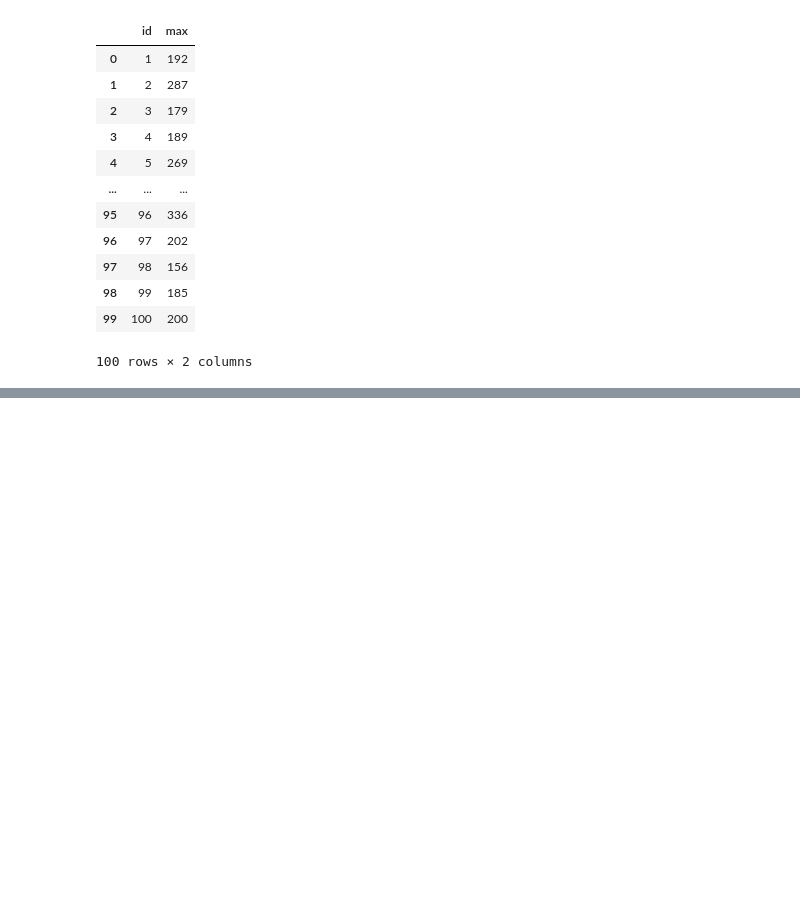
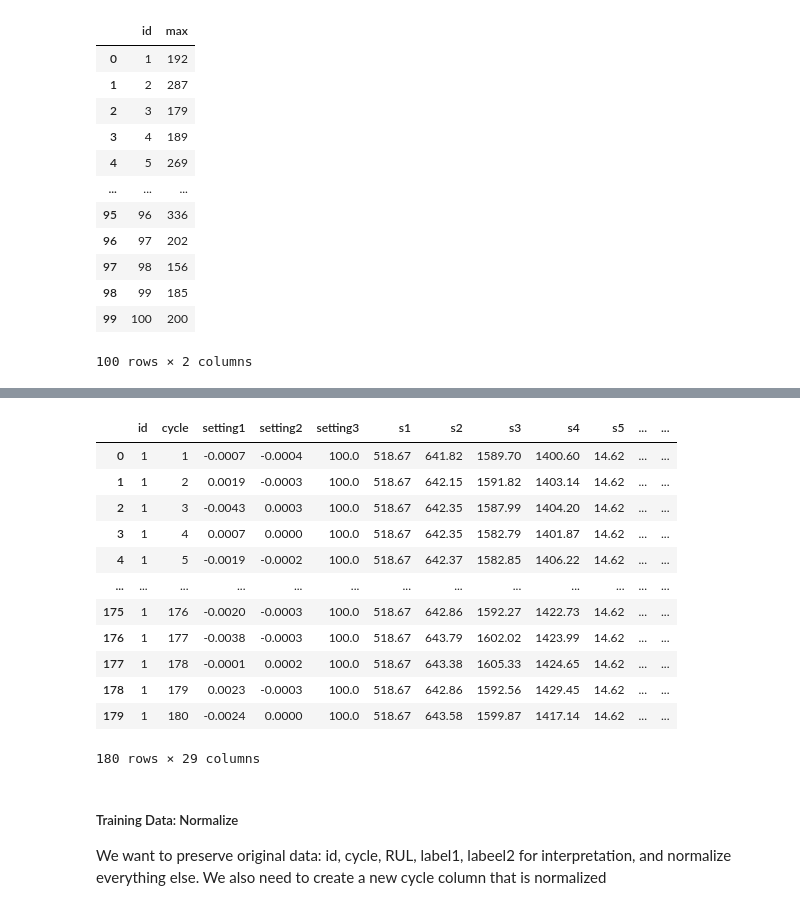
Before and after one commit to deloresmincarelli/JetEngineLSTM, a Jupyter notebook: JetEngineLSTM.ipynb, the cells around one changed output, grey strips where cells are left out. Saved outputs shown, nothing was run; the diff lists cells and outputs as text; code cells hidden in the pictures; blank space fills up the shorter version.

```diff
--- a/JetEngineLSTM.ipynb
+++ b/JetEngineLSTM.ipynb
@@ -108,7 +108,7 @@ train_df = train_raw_df.merge(rul, on=['id'], how='left')
 
 # subtract cycle from the max cycles to get RUL
 train_df['RUL'] = train_df['max'] - train_df['cycle']
-train_df.drop(columns=[('max')])
+train_df = train_df.drop(columns=[('max')])
 train_df.head()
 # %% [output]
 |  | id | cycle | setting1 | setting2 | setting3 | s1 | s2 | s3 | s4 | s5 | ... | ... |
@@ -120,0 +125,4 @@ train_df.head()
+# %%
+w1 = 30
+train_df['label1'] = np.where(train_df['RUL'] <= 30, 1, 0 )
+train_df.head()
@@ -120,0 +137,25 @@ train_df.head()
+# %%
+# label2 is multiclass, value 1 is identical to label1,
+# value 2 indicates failure within 15 cycles
+w0 = 15
+train_df['label2'] = train_df['label1']
+train_df.loc[train_df['RUL'] <= w0, 'label2'] = 2
+train_df.head(180)
+# %% [output]
+|  | id | cycle | setting1 | setting2 | setting3 | s1 | s2 | s3 | s4 | s5 | ... | ... |
+| 0 | 1 | 1 | -0.0007 | -0.0004 | 100.0 | 518.67 | 641.82 | 1589.70 | 1400.60 | 14.62 | ... | ... |
+| 1 | 1 | 2 | 0.0019 | -0.0003 | 100.0 | 518.67 | 642.15 | 1591.82 | 1403.14 | 14.62 | ... | ... |
+| 2 | 1 | 3 | -0.0043 | 0.0003 | 100.0 | 518.67 | 642.35 | 1587.99 | 1404.20 | 14.62 | ... | ... |
+| 3 | 1 | 4 | 0.0007 | 0.0000 | 100.0 | 518.67 | 642.35 | 1582.79 | 1401.87 | 14.62 | ... | ... |
+| 4 | 1 | 5 | -0.0019 | -0.0002 | 100.0 | 518.67 | 642.37 | 1582.85 | 1406.22 | 14.62 | ... | ... |
+| ... | ... | ... | ... | ... | ... | ... | ... | ... | ... | ... | ... | ... |
+| 175 | 1 | 176 | -0.0020 | -0.0003 | 100.0 | 518.67 | 642.86 | 1592.27 | 1422.73 | 14.62 | ... | ... |
+| 176 | 1 | 177 | -0.0038 | -0.0003 | 100.0 | 518.67 | 643.79 | 1602.02 | 1423.99 | 14.62 | ... | ... |
+| 177 | 1 | 178 | -0.0001 | 0.0002 | 100.0 | 518.67 | 643.38 | 1605.33 | 1424.65 | 14.62 | ... | ... |
+| 178 | 1 | 179 | 0.0023 | -0.0003 | 100.0 | 518.67 | 642.86 | 1592.56 | 1429.45 | 14.62 | ... | ... |
+| 179 | 1 | 180 | -0.0024 | 0.0000 | 100.0 | 518.67 | 643.58 | 1599.87 | 1417.14 | 14.62 | ... | ... |
+180 rows × 29 columns
+# %% [markdown]
+##### Training Data: Normalize
+We want to preserve original data: id, cycle, RUL, label1, labeel2 for interpretation, and normalize everything else.
+We also need to create a new cycle column that is normalized
```
Also changed, not shown: parts of 29 cells of this notebook.
